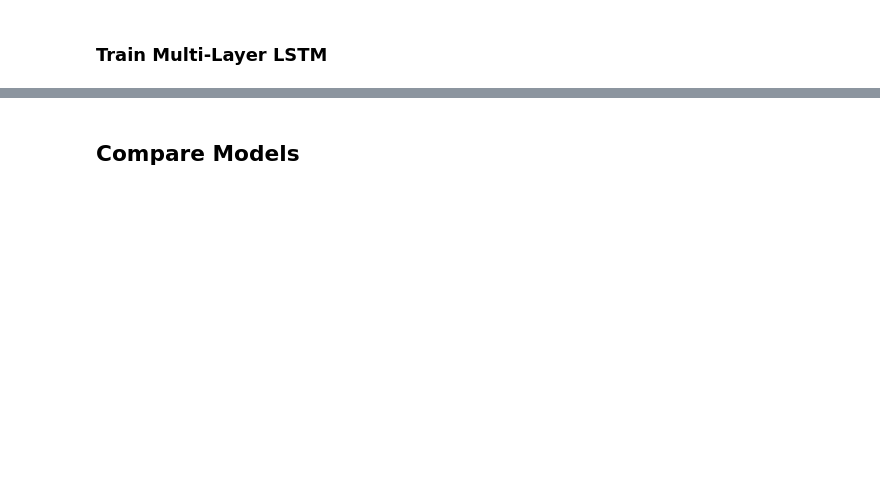
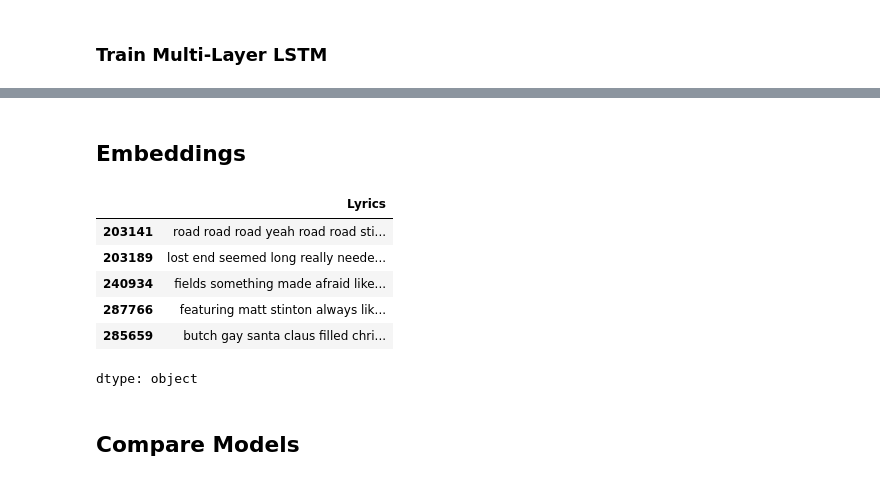
Before and after one commit to neilpelow/Deep-Learning-Models, a Jupyter notebook: notebooks/RNN_Variants.ipynb, the cells around one changed output, grey strips where cells are left out. Saved outputs shown, nothing was run; the diff lists cells and outputs as text; code cells hidden in the pictures; blank space fills up the shorter version.

```diff
--- a/notebooks/RNN_Variants.ipynb
+++ b/notebooks/RNN_Variants.ipynb
@@ -326,10 +314,39 @@ def prepare_training_data_with_artist(training_data, num_words=15000, oov_token=
         one_hot_artists,     # Use one-hot encoded artist labels
         one_hot_labels,      # Use one-hot encoded genre labels
         test_size=test_size,
-        random_state=random_state
+        random_state=random_state,
+        stratify=genres,
     )
 
     return X_train_lyrics, X_val_lyrics, X_train_artists, X_val_artists, y_train, y_val, tokenizer, label_encoder, artist_encoder
+
+def prepare_training_data_raw_text(training_data, test_size=0.2, random_state=42):
+    # Extract lyrics, genres, and artists
+    lyrics = training_data['Lyrics']
+    genres = training_data['Genre']
+    artists = training_data['Artist']
+
+    # One-hot encode the artist names
+    artist_encoder_raw = LabelEncoder()
+    encoded_artists = artist_encoder_raw.fit_transform(artists)  # Encode artist names to integers
+    one_hot_artists = to_categorical(encoded_artists)  # One-hot encode the artist integers
+
+    # Encode the genres with LabelEncoder
+    label_encoder_raw = LabelEncoder()
+    encoded_labels = label_encoder_raw.fit_transform(genres)
+    one_hot_labels = to_categorical(encoded_labels)  # One-hot encode genre labels
+
+    # Stratified split to maintain equal representation of genres
+    X_train_lyrics_raw, X_val_lyrics_raw, X_train_artists_raw, X_val_artists_raw, y_train_raw, y_val_raw = train_test_split(
+        lyrics,             # Use raw text lyrics
+        one_hot_artists,    # Use one-hot encoded artist labels
+        one_hot_labels,     # Use one-hot encoded genre labels
+        test_size=test_size,
+        random_state=random_state,
+        stratify=genres,
+    )
+
+    return X_train_lyrics_raw, X_val_lyrics_raw, X_train_artists_raw, X_val_artists_raw, y_train_raw, y_val_raw, label_encoder_raw, artist_encoder_raw
 # %%
 # Prepare training data
 X_train, X_val, y_train, y_val, tokenizer, label_encoder = prepare_training_data(ds_cleaned_en_training_data)
@@ -706,0 +822,14 @@ Restoring model weights from the end of the best epoch: 6.
+# %% [markdown]
+## Embeddings
+# %%
+X_train_lyrics_raw, X_val_lyrics_raw, X_train_artists_raw, X_val_artists_raw, y_train_raw, y_val_raw, label_encoder_raw, artist_encoder_raw = prepare_training_data_raw_text(ds_cleaned_en_training_data)
+# Check outputs
+X_train_lyrics_raw.head()
+# %% [output]
+|  | Lyrics |
+| 203141 | road road road yeah road road sti... |
+| 203189 | lost end seemed long really neede... |
+| 240934 | fields something made afraid like... |
+| 287766 | featuring matt stinton always lik... |
+| 285659 | butch gay santa claus filled chri... |
+dtype: object
```
Also changed, not shown: parts of 20 cells of this notebook.
